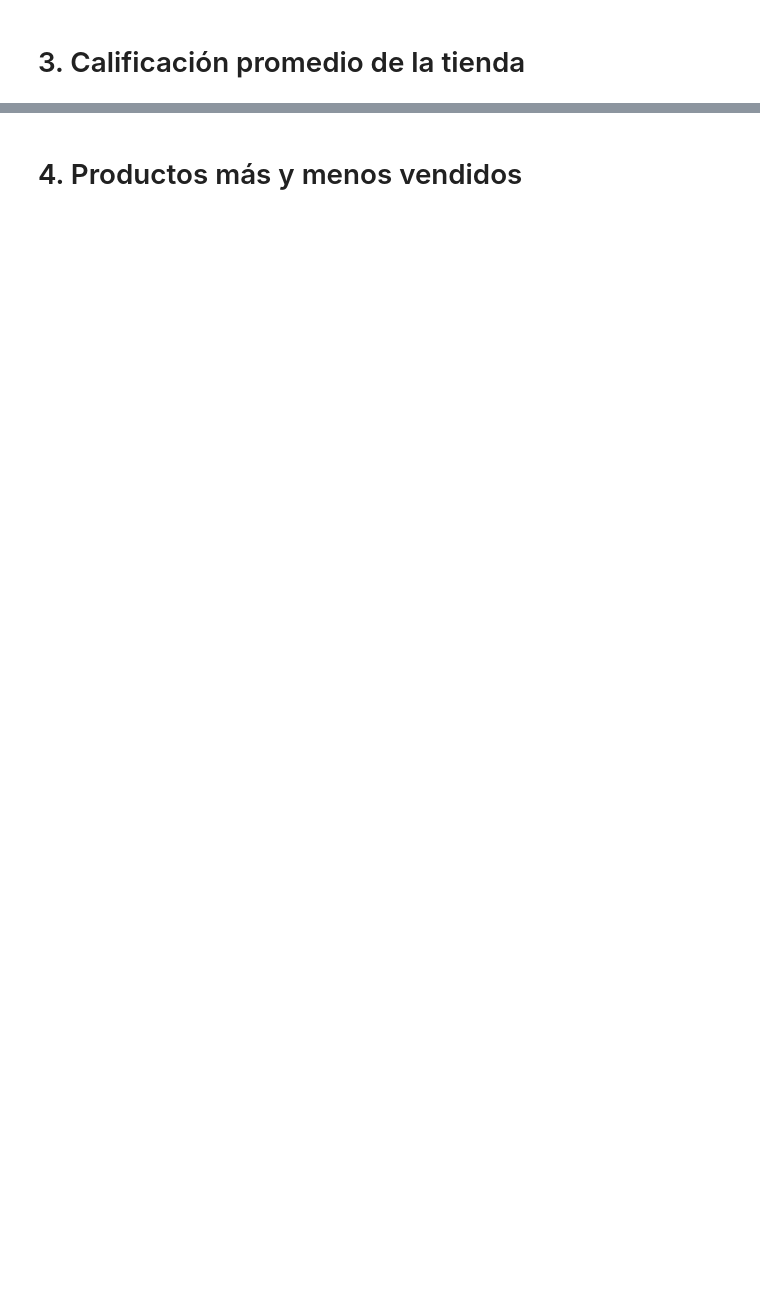
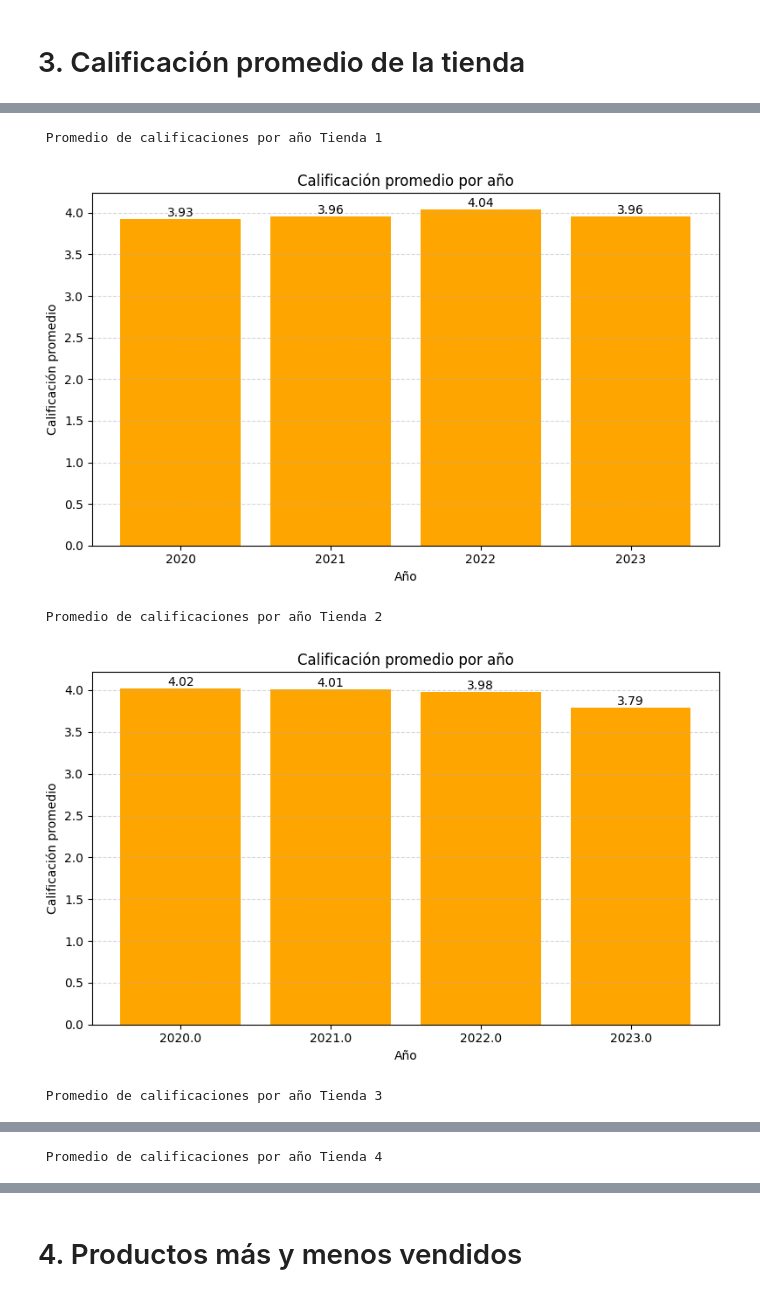
Before and after one commit to marsavil/challenge_1_ONE, a Jupyter notebook: AluraStoreLatam.ipynb, the cells around one changed output, grey strips where cells are left out. Drawn from its saved outputs; the diff is of its cells as text; code cells hidden in the pictures; blank space fills up the shorter version.

```diff
--- a/AluraStoreLatam.ipynb
+++ b/AluraStoreLatam.ipynb
@@ -242,0 +282,32 @@ Name: Ingresos Netos, dtype: float64
+# %%
+def promedio_calificacion_año(df):
+  # Agrupar calificaciones por año
+  promedio_calificacion = df.groupby('Año')['Calificación'].mean().round(2)
+  return promedio_calificacion
+def graficar_promedio_anual(df):
+
+  plt.figure(figsize=(8,5))
+  plt.bar(df.index.astype(str), df.values, color='orange')
+  plt.title('Calificación promedio por año')
+  plt.ylabel('Calificación promedio')
+  plt.xlabel('Año')
+  plt.grid(axis='y', linestyle='--', alpha=0.5)
+  for i, valor in enumerate(df.values):
+      plt.text(i, valor, str(valor), ha='center', va='bottom')
+  plt.tight_layout()
+  plt.show()
+# %%
+print("\n\n Promedio de calificaciones por año Tienda 1\n\n")
+graficar_promedio_anual(promedio_calificacion_año(tienda))
+print("\n\n Promedio de calificaciones por año Tienda 2\n\n")
+graficar_promedio_anual(promedio_calificacion_año(tienda2))
+print("\n\n Promedio de calificaciones por año Tienda 3\n\n")
+graficar_promedio_anual(promedio_calificacion_año(tienda3))
+print("\n\n Promedio de calificaciones por año Tienda 4\n\n")
+graficar_promedio_anual(promedio_calificacion_año(tienda4))
+# %% [output]
+ Promedio de calificaciones por año Tienda 1
+[figure, added]
+ Promedio de calificaciones por año Tienda 2
+[figure, added]
+ Promedio de calificaciones por año Tienda 3
@@ -242,0 +315 @@ Name: Ingresos Netos, dtype: float64
+ Promedio de calificaciones por año Tienda 4
```
Also changed, not shown: parts of 7 cells of this notebook.
